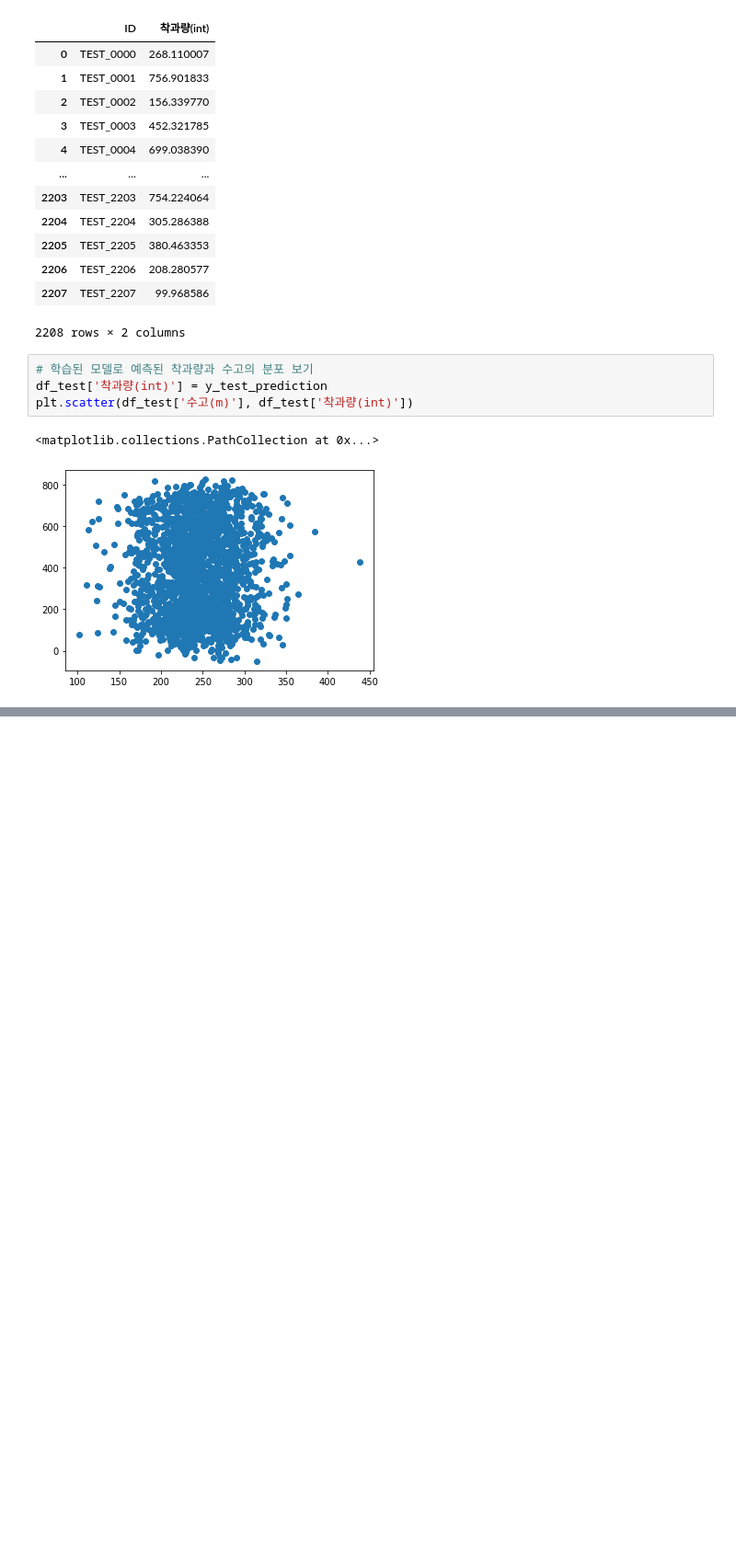
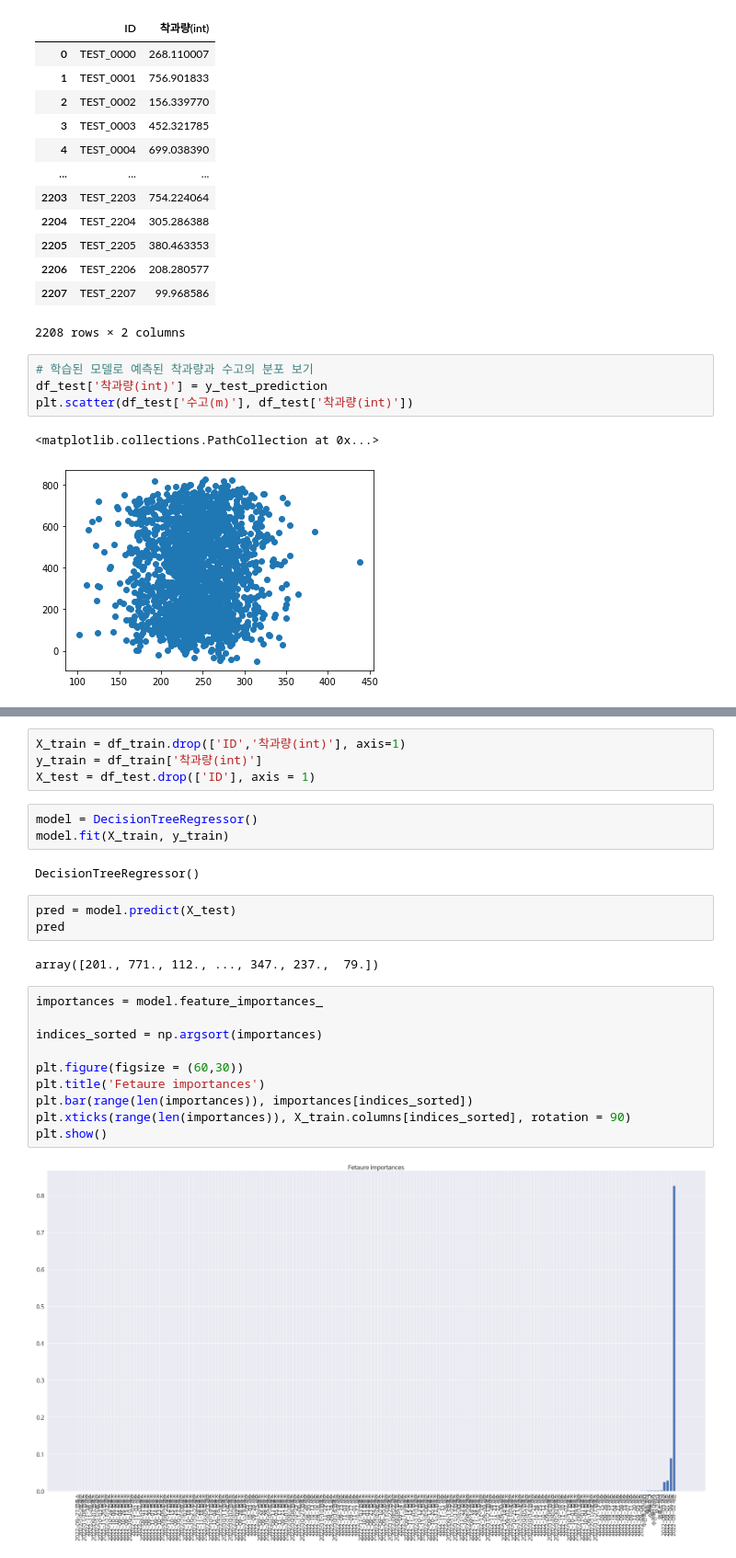
Before and after one commit to JaeHong-Park987/Citrus_fruit_set, a Jupyter notebook: 감귤 착과량 예측.ipynb, the cells around one changed output, grey strips where cells are left out. Shown at 92% size. Cells and saved outputs as stored; diff of their text form; blank space fills up the shorter version.

```diff
--- a/감귤 착과량 예측.ipynb
+++ b/감귤 착과량 예측.ipynb
@@ -249,0 +366,26 @@ plt.scatter(df_test['수고(m)'], df_test['착과량(int)'])
+# %%
+X_train = df_train.drop(['ID','착과량(int)'], axis=1)
+y_train = df_train['착과량(int)']
+X_test = df_test.drop(['ID'], axis = 1)
+# %%
+model = DecisionTreeRegressor()
+model.fit(X_train, y_train)
+# %% [output]
+DecisionTreeRegressor()
+# %%
+pred = model.predict(X_test)
+pred
+# %% [output]
+array([201., 771., 112., ..., 347., 237.,  79.])
+# %%
+importances = model.feature_importances_
+
+indices_sorted = np.argsort(importances)
+
+plt.figure(figsize = (60,30))
+plt.title('Fetaure importances')
+plt.bar(range(len(importances)), importances[indices_sorted])
+plt.xticks(range(len(importances)), X_train.columns[indices_sorted], rotation = 90)
+plt.show()
+# %% [output]
+[figure, added]
```
Also changed, not shown: parts of 19 cells of this notebook.
